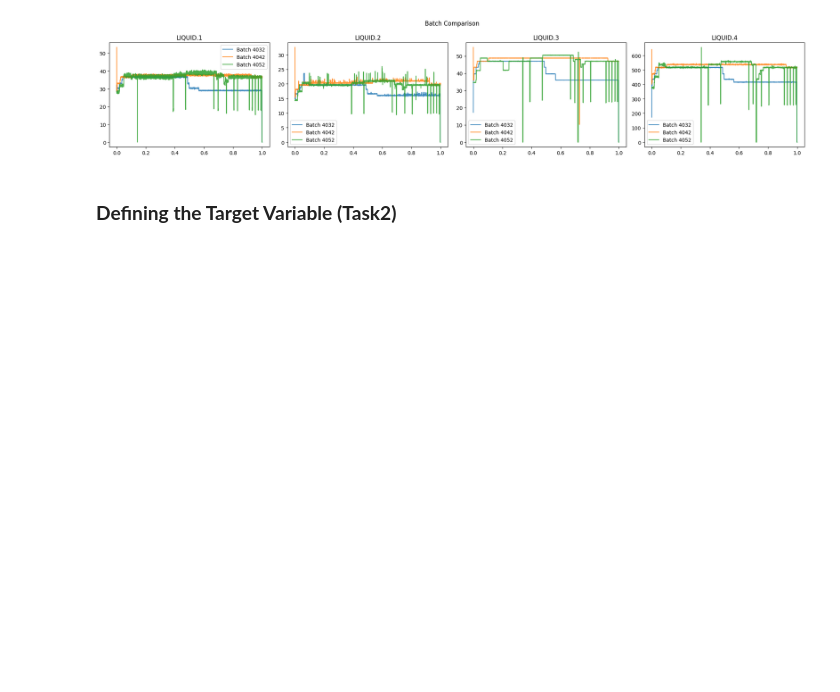
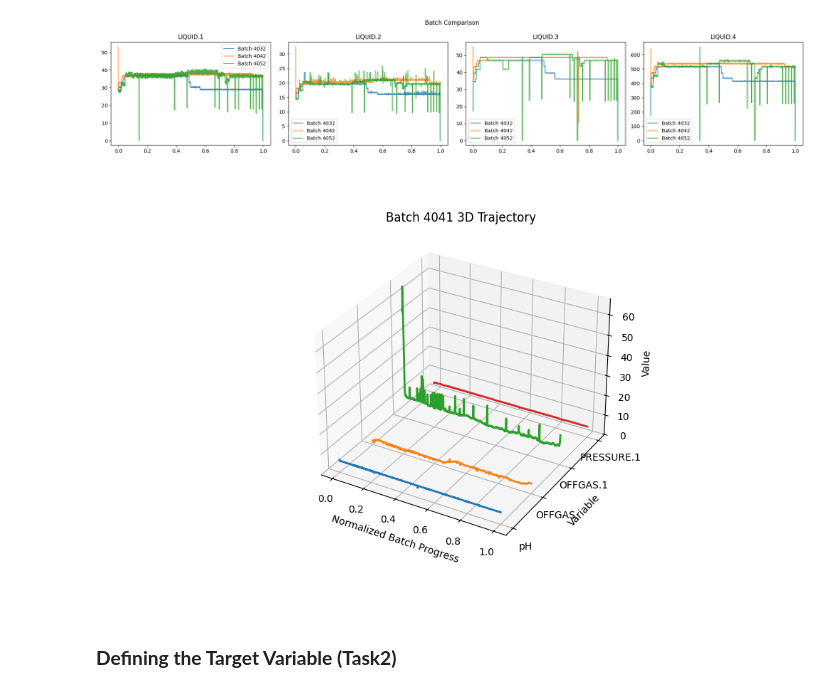
Before and after one commit to RichardFisher1/Applied, a Jupyter notebook: notebooks/Case Study Tasks.ipynb, the cells around one changed output. Cells and saved outputs as stored; diff of their text form; code cells hidden in the pictures; blank space fills up the shorter version.

```diff
--- a/notebooks/Case Study Tasks.ipynb
+++ b/notebooks/Case Study Tasks.ipynb
@@ -87,6 +152,13 @@ plotter.plot(batch=[4032, 4042, 4052], column=["LIQUID.1","LIQUID.2","LIQUID.3",
 # plotter.plot(batch=[4032, 4052], column=["PRESSURE",'PRESSURE.1'])
 # %% [output]
 [figure]
+# %%
+plotter.plot_batch_3d(
+    batch=4041,
+    columns=["pH","OFFGAS","OFFGAS.1","PRESSURE.1"]
+)
+# %% [output]
+[figure, added]
 # %% [markdown]
 ### **Defining the Target Variable (Task2)**
 # %% [markdown]
```
Also changed, not shown: parts of 7 cells of this notebook, 3 other files.
